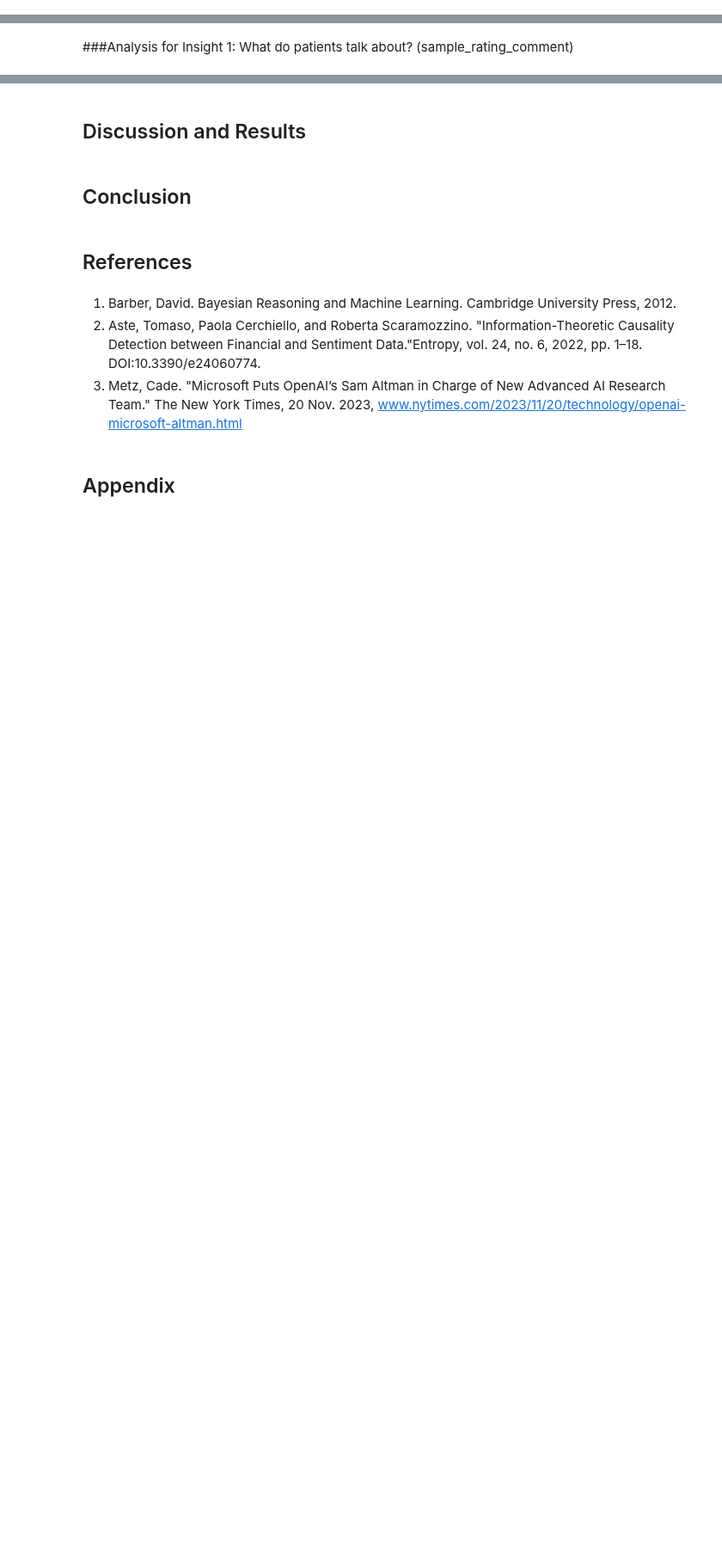
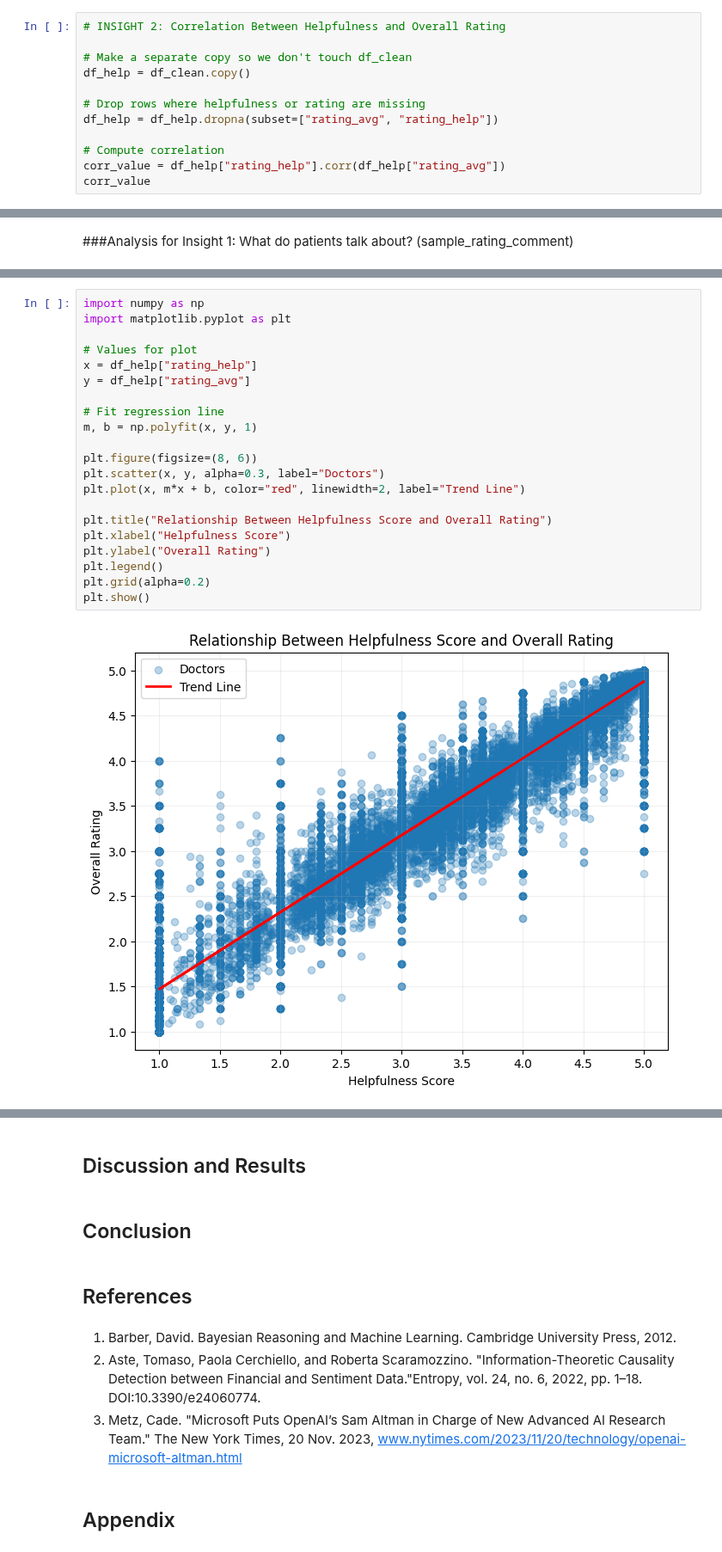
Before and after one commit to cis9650group7-boop/Group-7_Project1_HealthRateAnalysis, a Jupyter notebook: term_project_group7.ipynb, the cells around one changed output, grey strips where cells are left out. Shown at 86% size. Drawn from its saved outputs; the diff is of its cells as text; blank space fills up the shorter version.

```diff
--- a/term_project_group7.ipynb
+++ b/term_project_group7.ipynb
@@ -231,0 +274,12 @@ Model Planning for Inisght 2: Correlation between Helpfulness and Overall Rating
+# %%
+# INSIGHT 2: Correlation Between Helpfulness and Overall Rating
+
+# Make a separate copy so we don't touch df_clean
+df_help = df_clean.copy()
+
+# Drop rows where helpfulness or rating are missing
+df_help = df_help.dropna(subset=["rating_avg", "rating_help"])
+
+# Compute correlation
+corr_value = df_help["rating_help"].corr(df_help["rating_avg"])
+corr_value
@@ -394,3 +456,26 @@ plt.show()
+# %%
+import numpy as np
+import matplotlib.pyplot as plt
+
+# Values for plot
+x = df_help["rating_help"]
+y = df_help["rating_avg"]
+
+# Fit regression line
+m, b = np.polyfit(x, y, 1)
+
+plt.figure(figsize=(8, 6))
+plt.scatter(x, y, alpha=0.3, label="Doctors")
+plt.plot(x, m*x + b, color="red", linewidth=2, label="Trend Line")
+
+plt.title("Relationship Between Helpfulness Score and Overall Rating")
+plt.xlabel("Helpfulness Score")
+plt.ylabel("Overall Rating")
+plt.legend()
+plt.grid(alpha=0.2)
+plt.show()
+# %% [output]
+[figure, added]
 # %%
 #Analysis of Bottom 10 Specialties' Negative Keywords
 # 1. Create a dataframe for comment analysis
```
Also changed, not shown: parts of 11 cells of this notebook.
